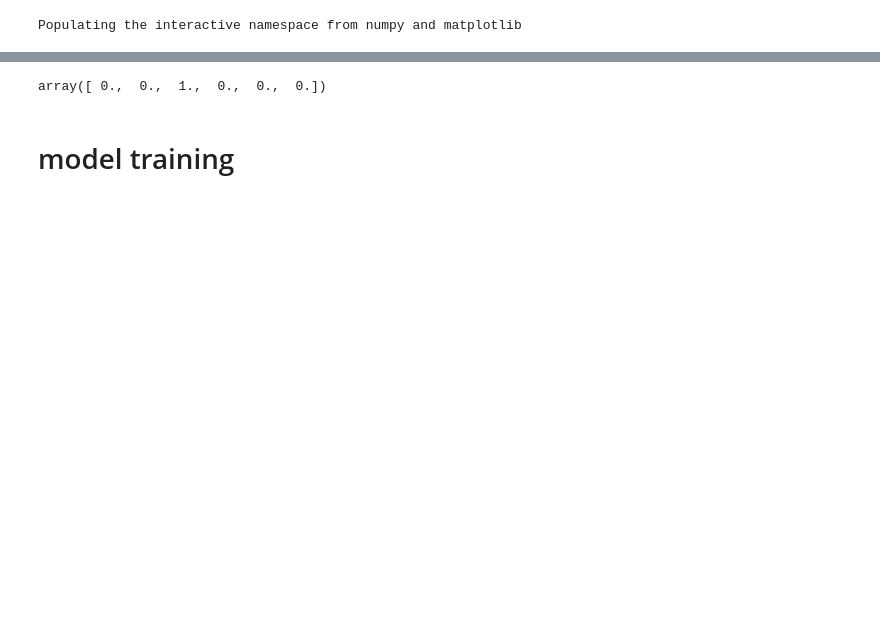
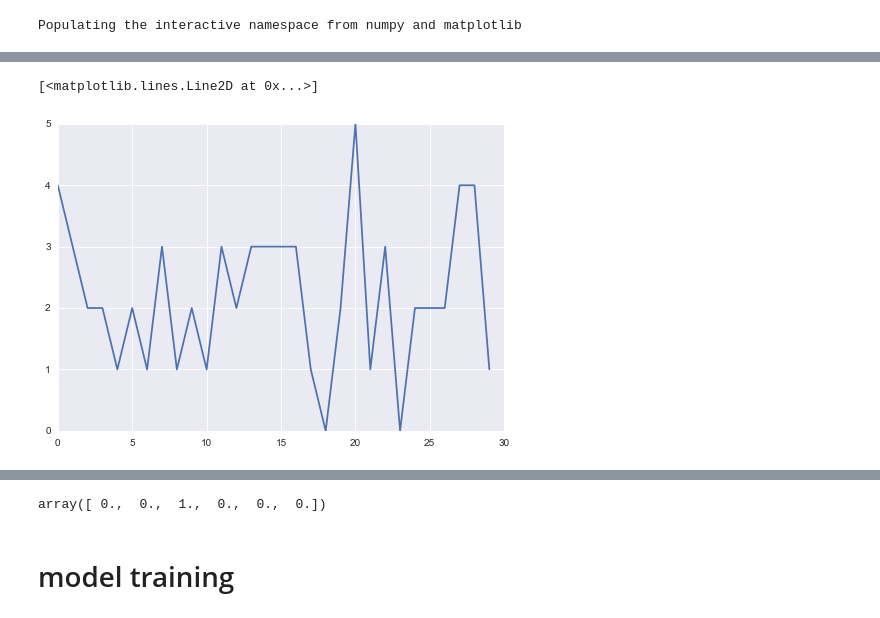
Before and after one commit to uchihashikenshi/attention_time, a Jupyter notebook: ipython_notebook/multi_bookmark/test_code.ipynb, the cells around one changed output, grey strips where cells are left out. Cells and saved outputs as stored; diff of their text form; code cells hidden in the pictures; blank space fills up the shorter version.

```diff
--- a/ipython_notebook/multi_bookmark/test_code.ipynb
+++ b/ipython_notebook/multi_bookmark/test_code.ipynb
@@ -79,0 +187,5 @@ target_ajax = numpy.load(save_data_dir + 'ajax' + '/page_shuffle/output_dim=6/ta
+# %%
+plt.plot(train_ajax['x'][0])
+# %% [output]
+[<matplotlib.lines.Line2D at 0x...>]
+[figure, added]
```
Also changed, not shown: parts of 37 cells of this notebook, 11 other files.
